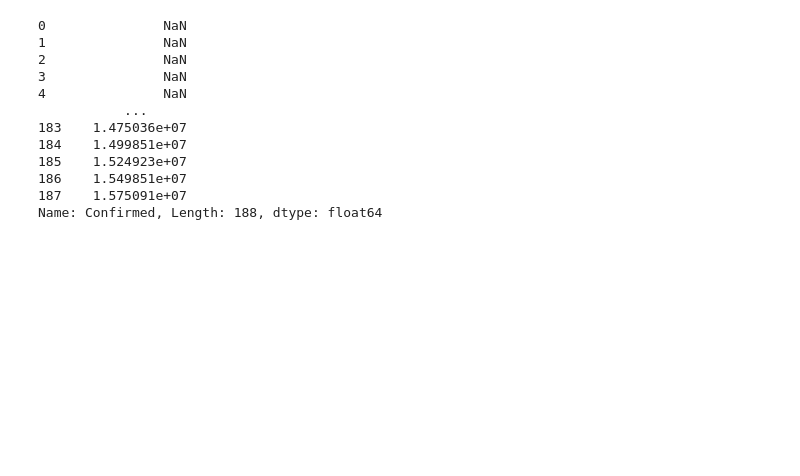
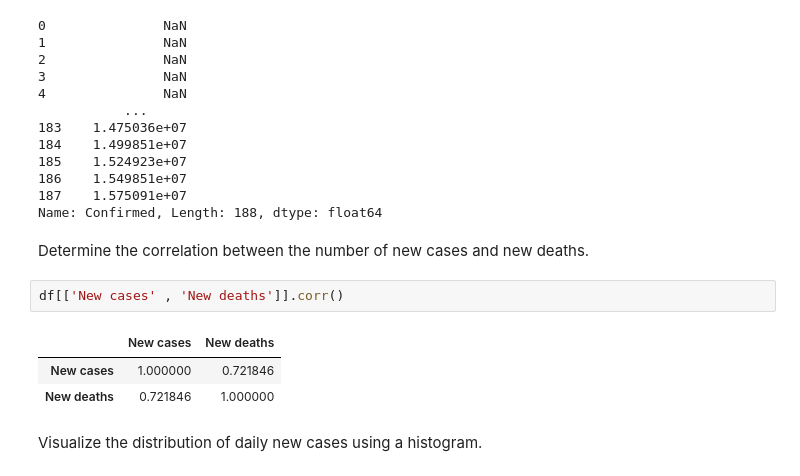
Before and after one commit to akxiit/Normal-Data-Visulization, a Jupyter notebook: notebooks/Covid-19/Day-wise.ipynb, the cells around one changed output. Cells and saved outputs as stored; diff of their text form; blank space fills up the shorter version.

```diff
--- a/notebooks/Covid-19/Day-wise.ipynb
+++ b/notebooks/Covid-19/Day-wise.ipynb
@@ -43,3 +43,13 @@ df['Confirmed'].rolling(window=7).mean()
 186    1.549851e+07
 187    1.575091e+07
 Name: Confirmed, Length: 188, dtype: float64
+# %% [markdown]
+Determine the correlation between the number of new cases and new deaths.
+# %%
+df[['New cases' , 'New deaths']].corr()
+# %% [output]
+|  | New cases | New deaths |
+| New cases | 1.000000 | 0.721846 |
+| New deaths | 0.721846 | 1.000000 |
+# %% [markdown]
+Visualize the distribution of daily new cases using a histogram.
```
Also changed, not shown: parts of 1 cell of this notebook.
